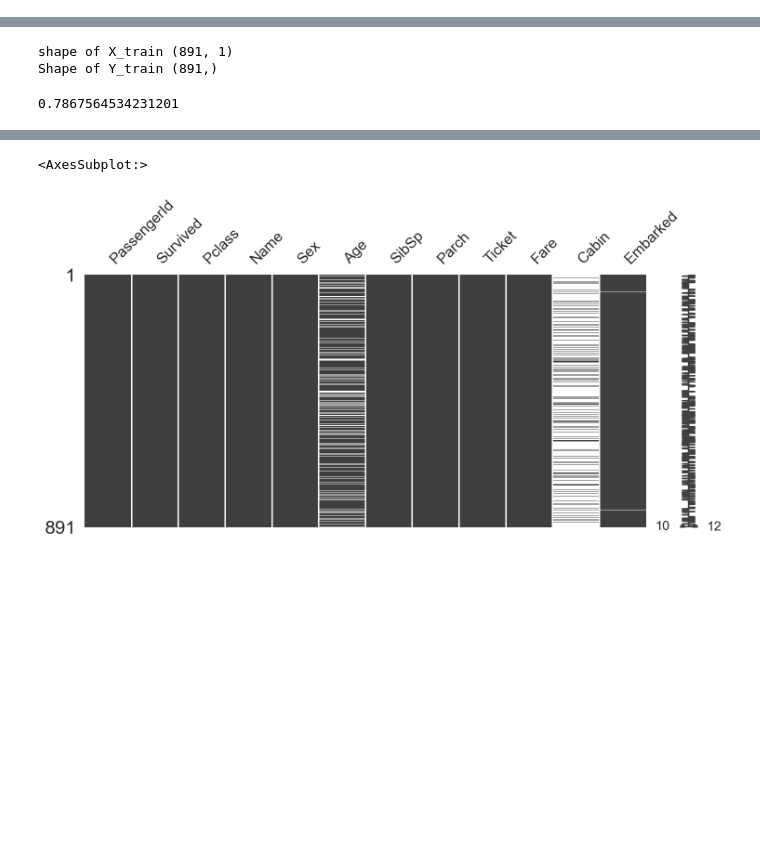
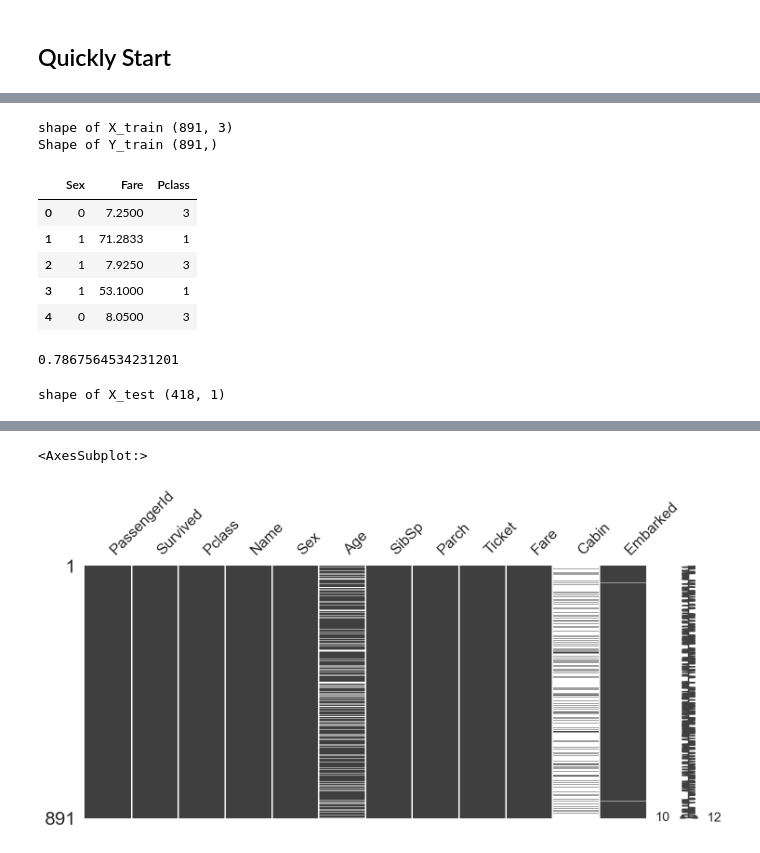
Before and after one commit to iceqiw/TianChi, a Jupyter notebook: titanic/titanic.ipynb, the cells around one changed output, grey strips where cells are left out. Saved outputs shown, nothing was run; the diff lists cells and outputs as text; code cells hidden in the pictures; blank space fills up the shorter version.

```diff
--- a/titanic/titanic.ipynb
+++ b/titanic/titanic.ipynb
@@ -1,3 +1,5 @@
+# %% [markdown]
+## Quickly Start
 # %%
 #导入需要的库
 import pandas as pd
@@ -11,8 +13,8 @@ import matplotlib.pyplot as plt
 %config InlineBackend.figure_format = "retina"
 
 #导入数据
-titanic_df  = pd.read_csv("./data/titanic/train.csv")
-titanic_df.head()
+train_df  = pd.read_csv("./data/titanic/train.csv")
+train_df.head()
 # %% [output]
 |  | PassengerId | Survived | Pclass | Name | Sex | Age | SibSp | Parch | Ticket | Fare | ... |
 | 0 | 1 | 0 | 3 | Braund, Mr. Owen Harris | male | 22.0 | 1 | 0 | A/5 21171 | 7.2500 | ... |
@@ -22,8 +24,8 @@ titanic_df.head()
 | 4 | 5 | 0 | 3 | Allen, Mr. William Henry | male | 35.0 | 0 | 0 | 373450 | 8.0500 | ... |
 # %%
 gender = {'male': 0,'female': 1}
-titanic_df.Sex = [gender[item] for item in titanic_df.Sex]
-titanic_df.head()
+train_df.Sex = train_df['Sex'].map(gender)
+train_df.head()
 # %% [output]
 |  | PassengerId | Survived | Pclass | Name | Sex | Age | SibSp | Parch | Ticket | Fare | ... |
 | 0 | 1 | 0 | 3 | Braund, Mr. Owen Harris | 0 | 22.0 | 1 | 0 | A/5 21171 | 7.2500 | ... |
@@ -32,14 +34,24 @@ titanic_df.head()
 | 3 | 4 | 1 | 1 | Futrelle, Mrs. Jacques Heath (Lil... | 1 | 35.0 | 1 | 0 | 113803 | 53.1000 | ... |
 | 4 | 5 | 0 | 3 | Allen, Mr. William Henry | 0 | 35.0 | 0 | 0 | 373450 | 8.0500 | ... |
 # %%
-features= ['Sex']
-X_train = titanic_df['Sex'].values.reshape(-1,1) # 转成二维矩阵
-Y_train = titanic_df["Survived"]
+features= ['Sex','Fare','Pclass']
+# X_train = train_df[features].values.reshape(-1,1) # 转成二维矩阵
+X_train = train_df[features]
+Y_train = train_df["Survived"]
 print("shape of X_train",X_train.shape)
 print("Shape of Y_train",Y_train.shape)
 # %% [output]
-shape of X_train (891, 1)
+shape of X_train (891, 3)
 Shape of Y_train (891,)
+# %%
+X_train.head()
+# %% [output]
+|  | Sex | Fare | Pclass |
+| 0 | 0 | 7.2500 | 3 |
+| 1 | 1 | 71.2833 | 1 |
+| 2 | 1 | 7.9250 | 3 |
+| 3 | 1 | 53.1000 | 1 |
+| 4 | 0 | 8.0500 | 3 |
 # %%
 from sklearn.linear_model import LogisticRegression
 
@@ -50,3 +62,11 @@ clf.fit(X_train, Y_train.ravel())
 print(clf.score(X_train, Y_train))
 # %% [output]
 0.7867564534231201
+# %%
+test_df  = pd.read_csv("./data/titanic/test.csv")
+test_df.Sex = [gender[item] for item in test_df.Sex]
+test_df.head()
+X_test = test_df['Sex'].values.reshape(-1,1)
+print("shape of X_test",X_test.shape)
+# %% [output]
+shape of X_test (418, 1)
```
Also changed, not shown: parts of 13 cells of this notebook, 2 other files.
